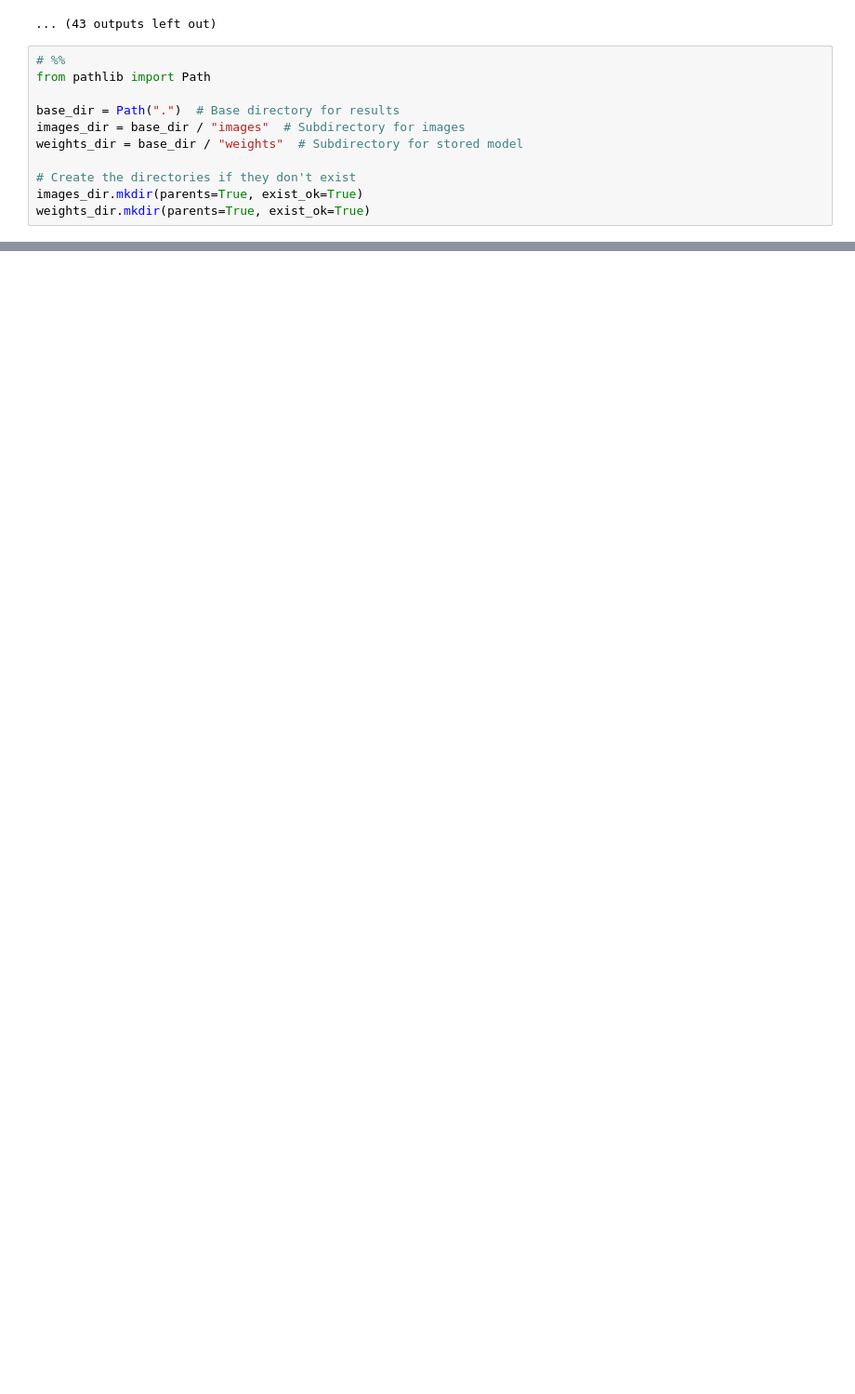
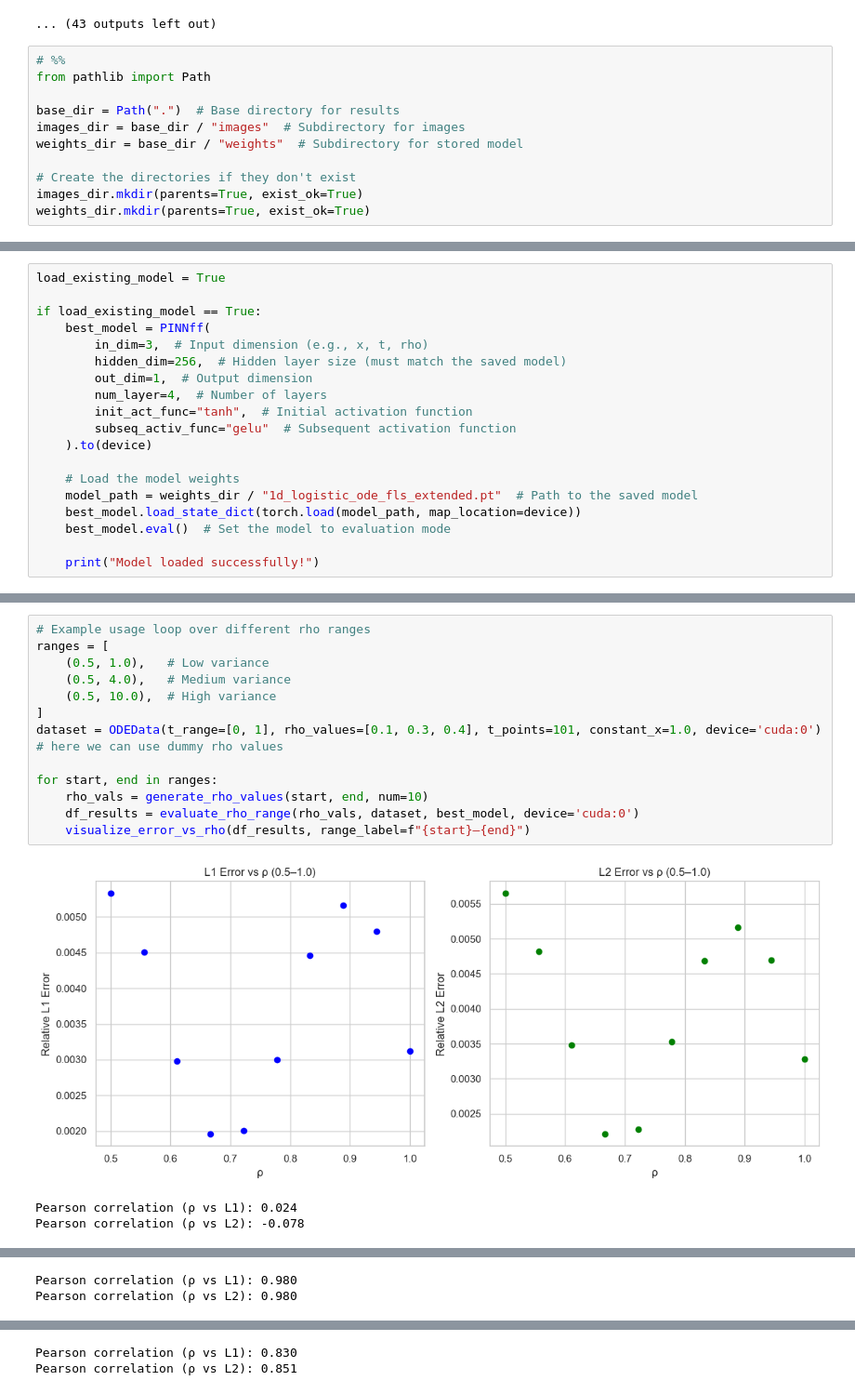
Before and after one commit to almasria/gnn_project, a Jupyter notebook: transfer_learning/1d_logistic_ode/tuning_and_generalization.ipynb, the cells around one changed output, grey strips where cells are left out. Shown at 93% size. Saved outputs shown, nothing was run; the diff lists cells and outputs as text; blank space fills up the shorter version.

```diff
--- a/transfer_learning/1d_logistic_ode/tuning_and_generalization.ipynb
+++ b/transfer_learning/1d_logistic_ode/tuning_and_generalization.ipynb
@@ -434,0 +445,19 @@ Figure saved to images\predictions_and_errors.png
+# %%
+load_existing_model = True
+
+if load_existing_model == True:
+    best_model = PINNff(
+        in_dim=3,  # Input dimension (e.g., x, t, rho)
+        hidden_dim=256,  # Hidden layer size (must match the saved model)
+        out_dim=1,  # Output dimension
+        num_layer=4,  # Number of layers
+        init_act_func="tanh",  # Initial activation function
+        subseq_activ_func="gelu"  # Subsequent activation function
+    ).to(device)
+
+    # Load the model weights
+    model_path = weights_dir / "1d_logistic_ode_fls_extended.pt"  # Path to the saved model
+    best_model.load_state_dict(torch.load(model_path, map_location=device))
+    best_model.eval()  # Set the model to evaluation mode
+
+    print("Model loaded successfully!")
@@ -434,0 +545,17 @@ Figure saved to images\predictions_and_errors.png
+# %%
+# Example usage loop over different rho ranges
+ranges = [
+    (0.5, 1.0),   # Low variance
+    (0.5, 4.0),   # Medium variance
+    (0.5, 10.0),  # High variance
+]
+dataset = ODEData(t_range=[0, 1], rho_values=[0.1, 0.3, 0.4], t_points=101, constant_x=1.0, device='cuda:0') # here we can use dummy rho values
+
+for start, end in ranges:
+    rho_vals = generate_rho_values(start, end, num=10)
+    df_results = evaluate_rho_range(rho_vals, dataset, best_model, device='cuda:0')
+    visualize_error_vs_rho(df_results, range_label=f"{start}–{end}")
+# %% [output]
+[figure, added]
+Pearson correlation (ρ vs L1): 0.024
+Pearson correlation (ρ vs L2): -0.078
@@ -434,0 +563,2 @@ Figure saved to images\predictions_and_errors.png
+Pearson correlation (ρ vs L1): 0.980
+Pearson correlation (ρ vs L2): 0.980
@@ -434,0 +566,2 @@ Figure saved to images\predictions_and_errors.png
+Pearson correlation (ρ vs L1): 0.830
+Pearson correlation (ρ vs L2): 0.851
```
Also changed, not shown: parts of 15 cells of this notebook, 3 other files.
